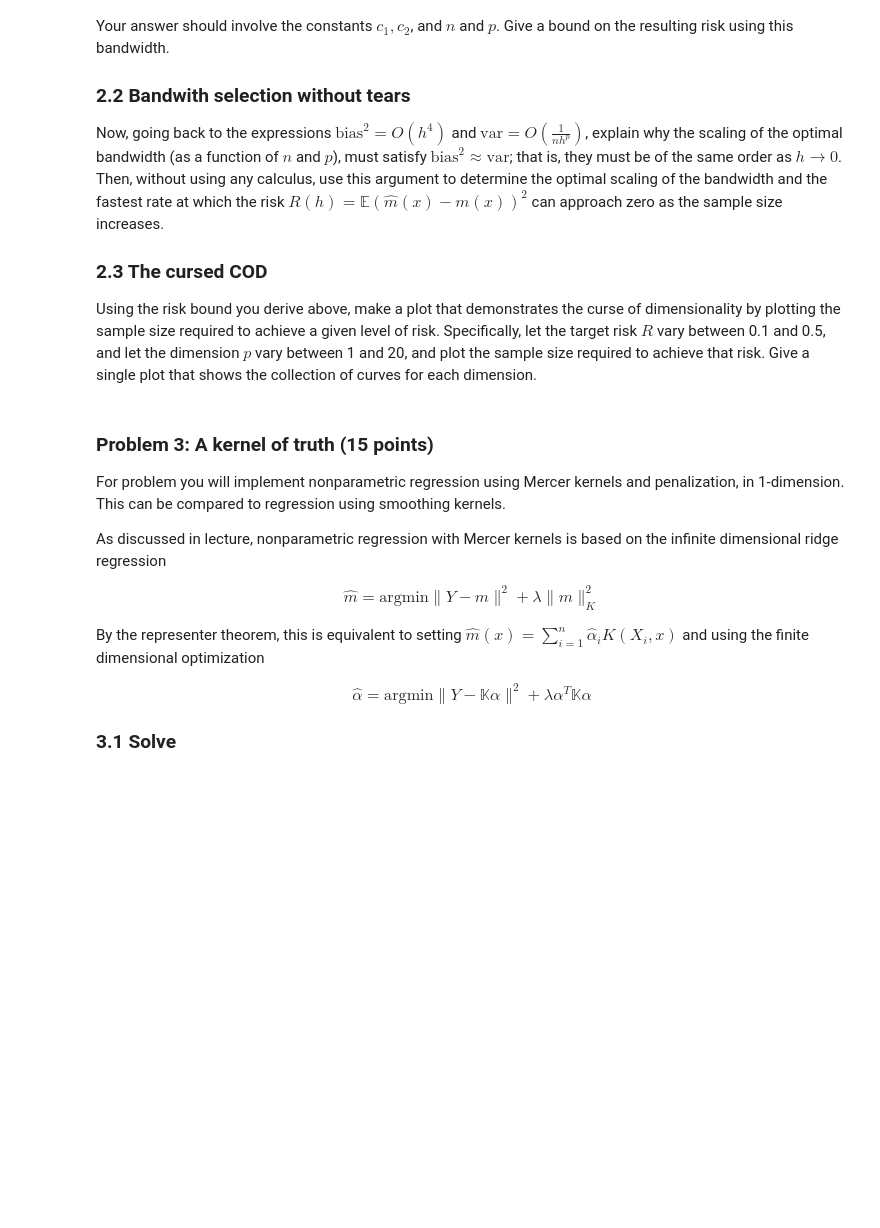
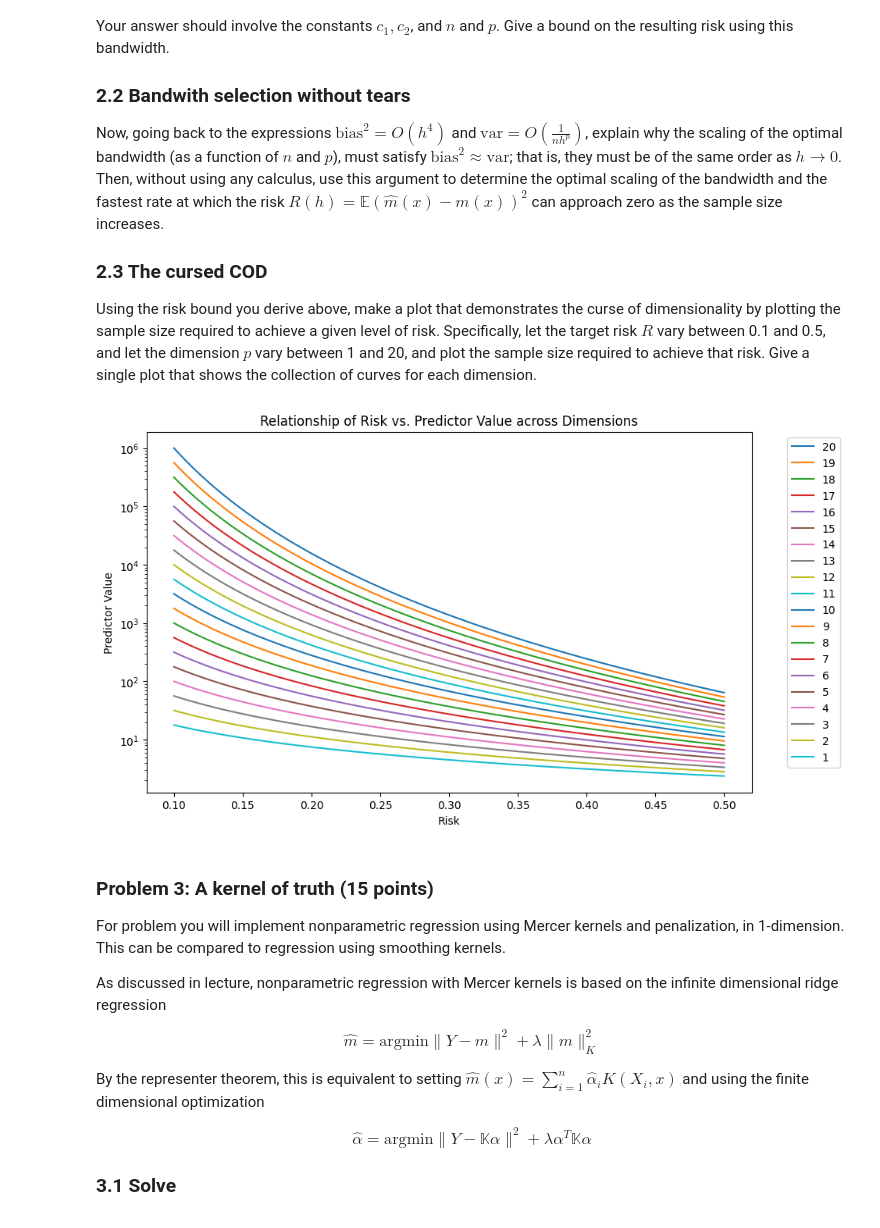
Before and after one commit to ml3267/s-ds3650, a Jupyter notebook: assignments/assn1/assn1.ipynb, the cells around one changed output. Saved outputs shown, nothing was run; the diff lists cells and outputs as text; code cells hidden in the pictures; blank space fills up the shorter version.

```diff
--- a/assignments/assn1/assn1.ipynb
+++ b/assignments/assn1/assn1.ipynb
@@ -171,3 +169,27 @@ Using the risk bound you derive above, make a plot that demonstrates the curse o
+# %%
+# your code and markdown with derivations here
+
+# Plotting n as a function of Risk
+# R^(-1/4) = n^(1/(p+4)) --> n = R^(-(p+4)/ 4)
+
+risks = np.linspace(0.1, 0.5, 100)
+dimensions = np.arange(20, 0, -1)
+
+plt.figure(figsize=(10, 6))
+
+for dimension in dimensions:
+    predictor_values = risks ** (-(dimension + 4) / 4)
+
+    plt.plot(risks, predictor_values)
+
+plt.xlabel('Risk')
+plt.ylabel('Predictor Value')
+plt.yscale('log')
+plt.title('Relationship of Risk vs. Predictor Value across Dimensions')
+plt.legend(dimensions, bbox_to_anchor=(1.05, 1), loc='upper left')
+plt.show()
+# %% [output]
+[figure, added]
 # %% [markdown]
 ### Problem 3: A kernel of truth (15 points)
 
```
Also changed, not shown: parts of 2 cells of this notebook.
